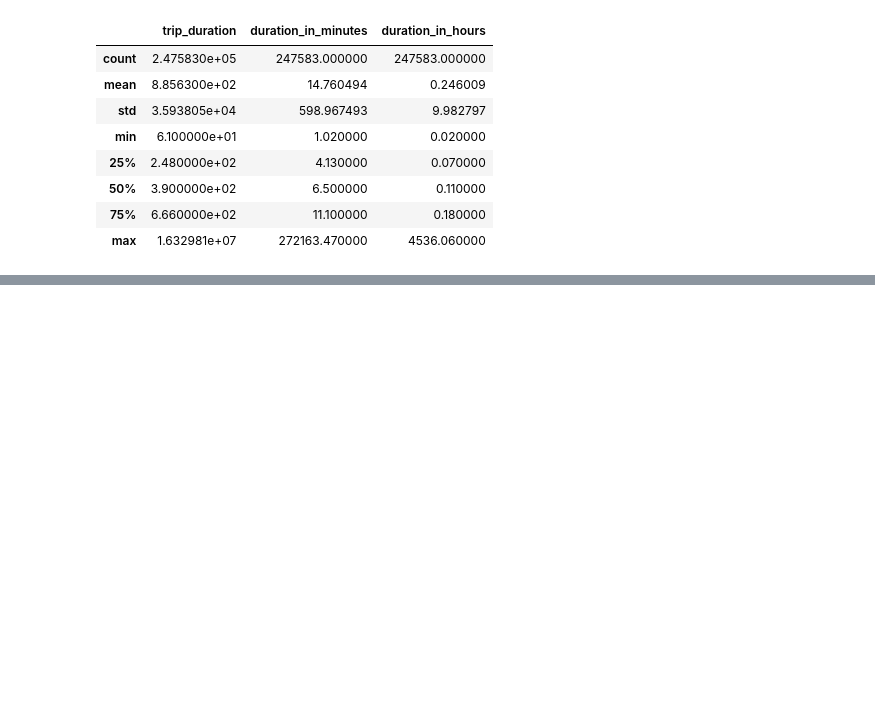
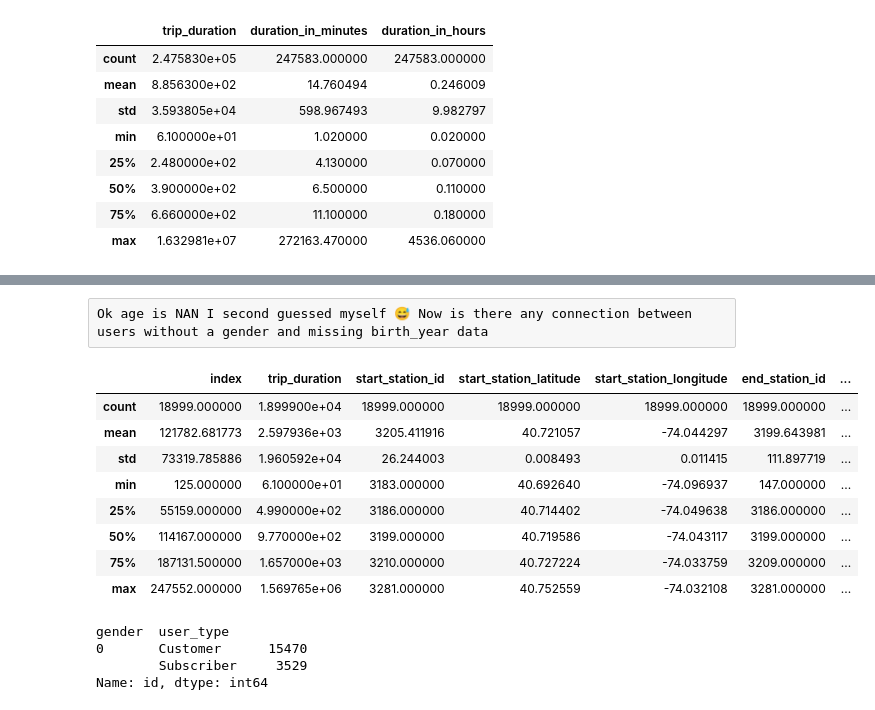
Before and after one commit to thamasmorethelen/citi_bike_project, a Jupyter notebook: Untitled.ipynb, the cells around one changed output, grey strips where cells are left out. Drawn from its saved outputs; the diff is of its cells as text; code cells hidden in the pictures; blank space fills up the shorter version.

```diff
--- a/Untitled.ipynb
+++ b/Untitled.ipynb
@@ -208,0 +240,3 @@ I had to do some digging to find out how long a ride could be as it isn't stated
+# %%
+bike_df.reset_index(drop=True, inplace=True)
+bike_df.id = bike_df.index
@@ -208,0 +271,3 @@ I had to do some digging to find out how long a ride could be as it isn't stated
+# %%
+missing_birth_year = bike_df[(bike_df.birth_year.isna())].reset_index()
+missing_birth_year.head()
@@ -208,0 +282,24 @@ I had to do some digging to find out how long a ride could be as it isn't stated
+# %% [raw]
+Ok age is NAN I second guessed myself 😅 Now is there any connection between users without a gender and missing birth_year data
+# %%
+missing_birth_year['birth_year_null'] = missing_birth_year.apply(lambda row: 1 if row.birth_year == 'NaN' else 0, axis=1)
+missing_birth_year.head()
+missing_birth_year.drop('birth_year_null', axis=1)
+missing_birth_year.describe()
+# %% [output]
+|  | index | trip_duration | start_station_id | start_station_latitude | start_station_longitude | end_station_id | ... |
+| count | 18999.000000 | 1.899900e+04 | 18999.000000 | 18999.000000 | 18999.000000 | 18999.000000 | ... |
+| mean | 121782.681773 | 2.597936e+03 | 3205.411916 | 40.721057 | -74.044297 | 3199.643981 | ... |
+| std | 73319.785886 | 1.960592e+04 | 26.244003 | 0.008493 | 0.011415 | 111.897719 | ... |
+| min | 125.000000 | 6.100000e+01 | 3183.000000 | 40.692640 | -74.096937 | 147.000000 | ... |
+| 25% | 55159.000000 | 4.990000e+02 | 3186.000000 | 40.714402 | -74.049638 | 3186.000000 | ... |
+| 50% | 114167.000000 | 9.770000e+02 | 3199.000000 | 40.719586 | -74.043117 | 3199.000000 | ... |
+| 75% | 187131.500000 | 1.657000e+03 | 3210.000000 | 40.727224 | -74.033759 | 3209.000000 | ... |
+| max | 247552.000000 | 1.569765e+06 | 3281.000000 | 40.752559 | -74.032108 | 3281.000000 | ... |
+# %%
+missing_birth_year.groupby(['gender', 'user_type']).id.count()
+# %% [output]
+gender  user_type
+0       Customer      15470
+        Subscriber     3529
+Name: id, dtype: int64
```
Also changed, not shown: parts of 18 cells of this notebook.
